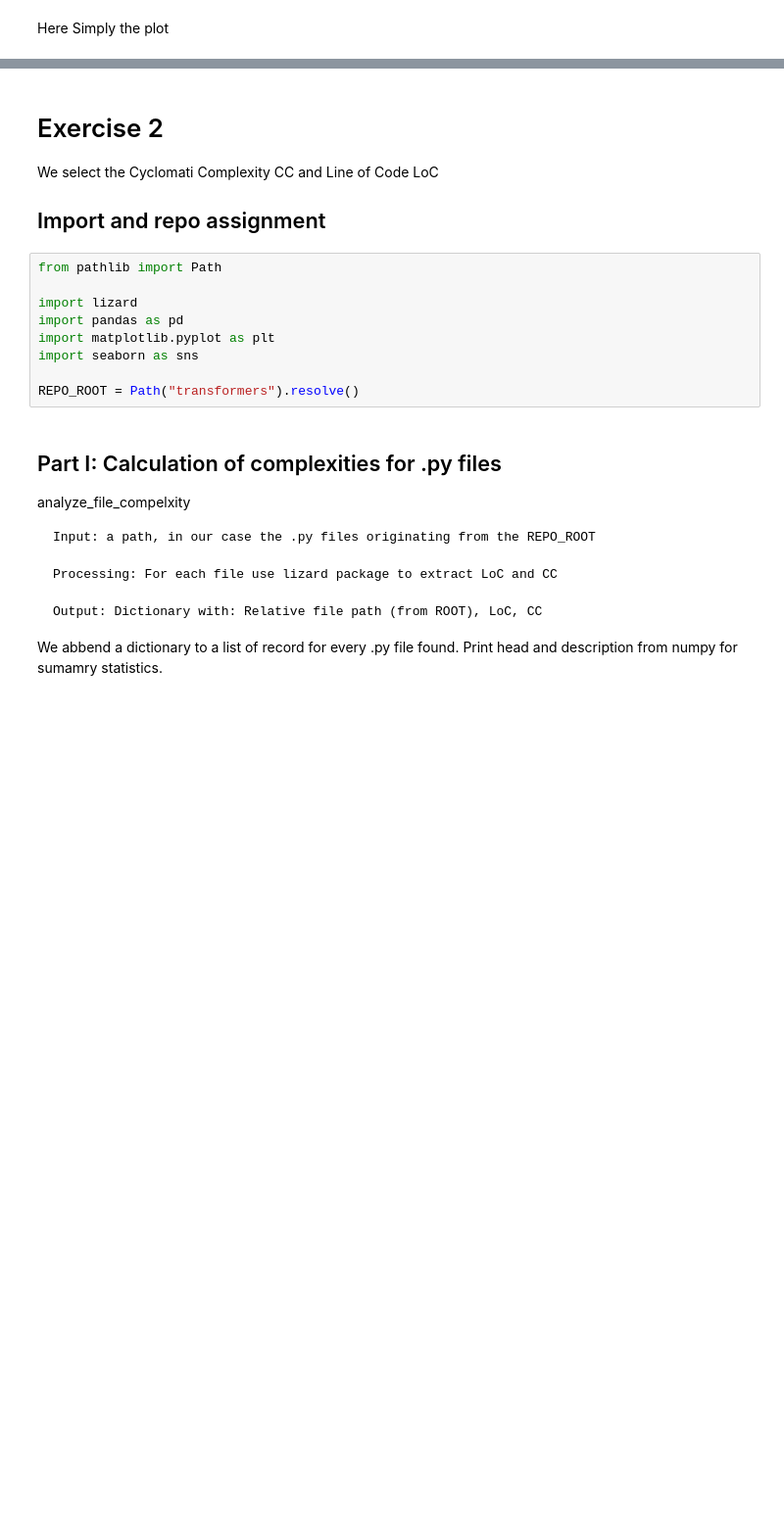
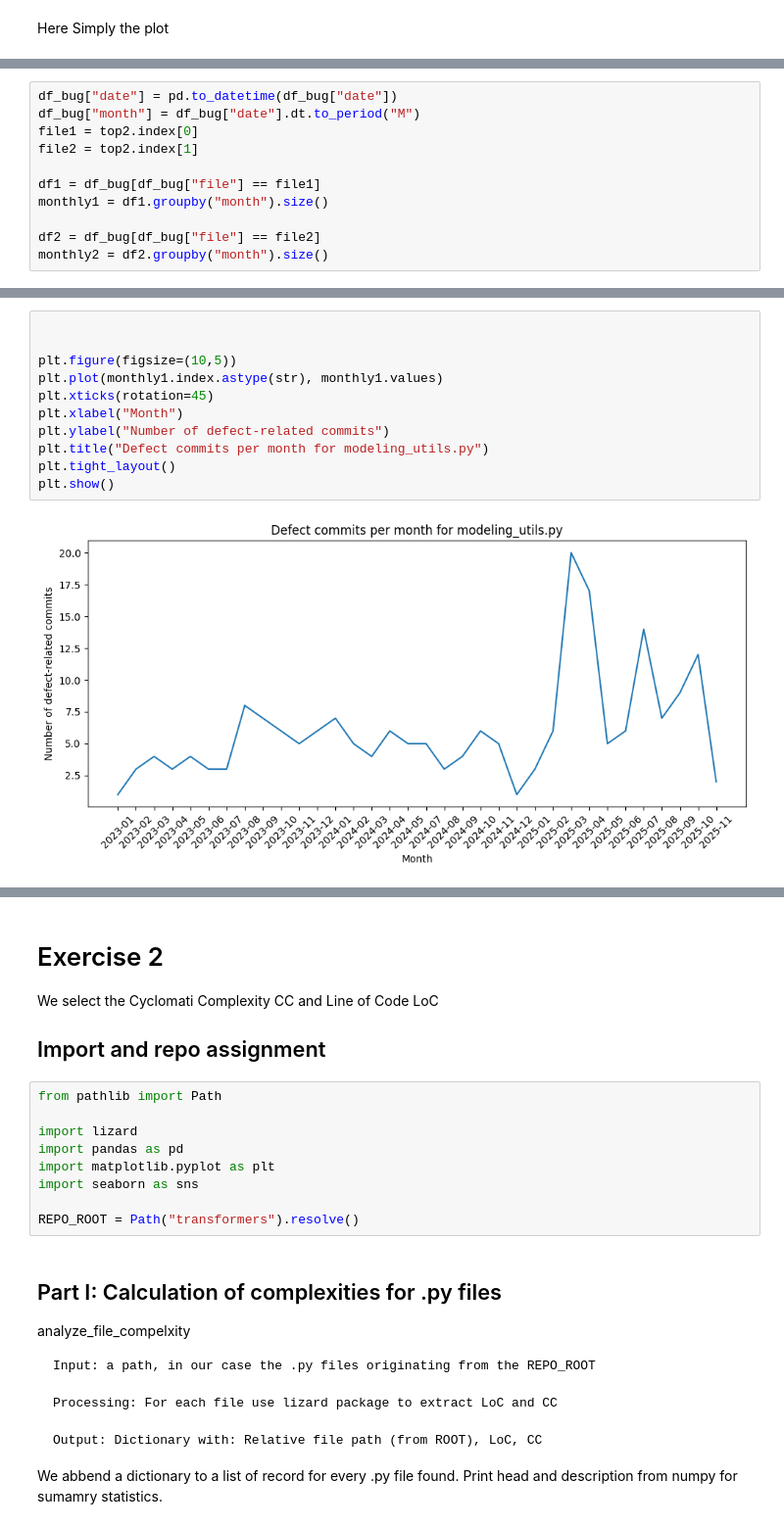
Before and after one commit to sbenzo99/fss_se_assigment_g10, a Jupyter notebook: fss_se_assignment.ipynb, the cells around one changed output, grey strips where cells are left out. Shown at 98% size. Drawn from its saved outputs; the diff is of its cells as text; blank space fills up the shorter version.

```diff
--- a/fss_se_assignment.ipynb
+++ b/fss_se_assignment.ipynb
@@ -306,0 +299,11 @@ plt.show()
+# %%
+df_bug["date"] = pd.to_datetime(df_bug["date"])
+df_bug["month"] = df_bug["date"].dt.to_period("M")
+file1 = top2.index[0]
+file2 = top2.index[1]
+
+df1 = df_bug[df_bug["file"] == file1]
+monthly1 = df1.groupby("month").size()
+
+df2 = df_bug[df_bug["file"] == file2]
+monthly2 = df2.groupby("month").size()
@@ -306,0 +321,13 @@ plt.show()
+# %%
+
+
+plt.figure(figsize=(10,5))
+plt.plot(monthly1.index.astype(str), monthly1.values)
+plt.xticks(rotation=45)
+plt.xlabel("Month")
+plt.ylabel("Number of defect-related commits")
+plt.title("Defect commits per month for modeling_utils.py")
+plt.tight_layout()
+plt.show()
+# %% [output]
+[figure, added]
```
Also changed, not shown: parts of 18 cells of this notebook, 7 other files.
